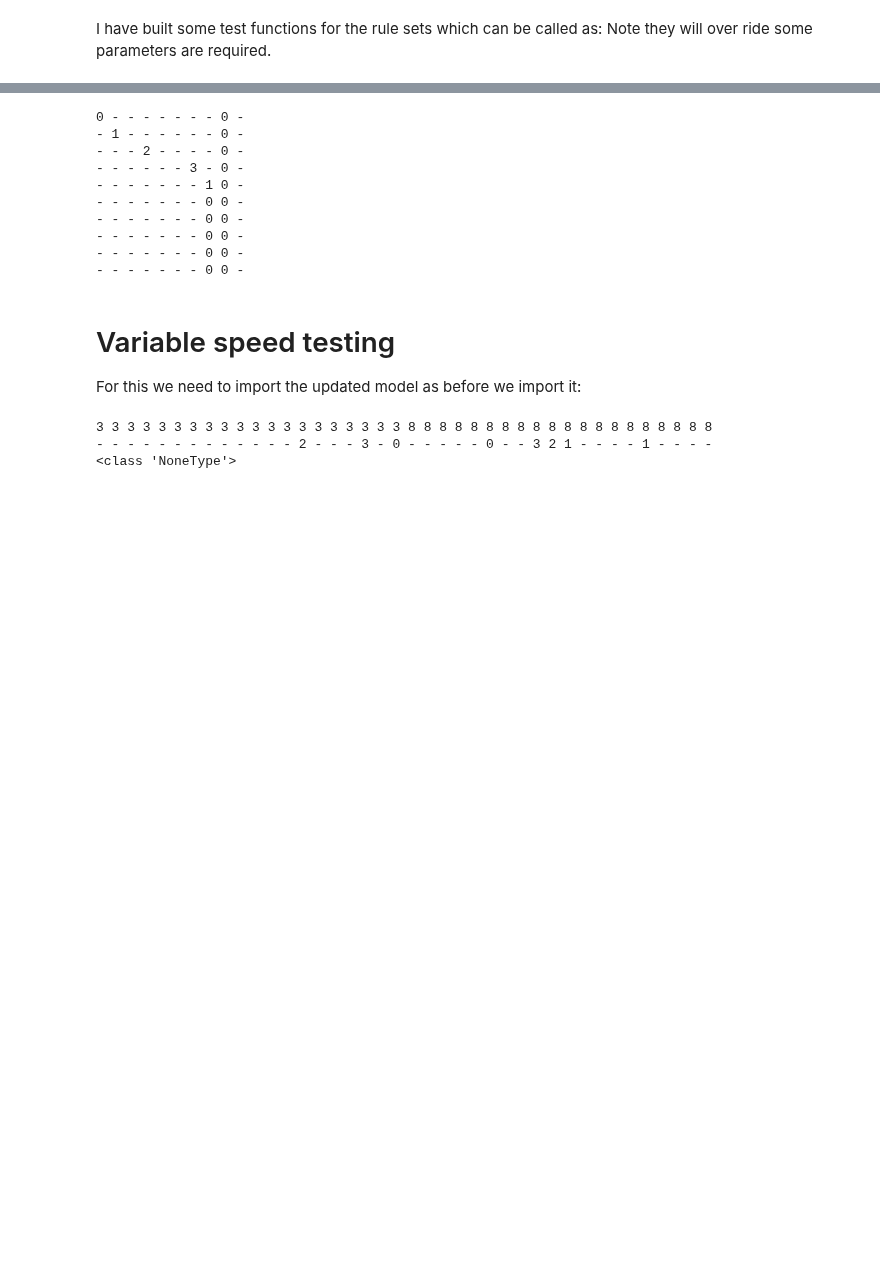
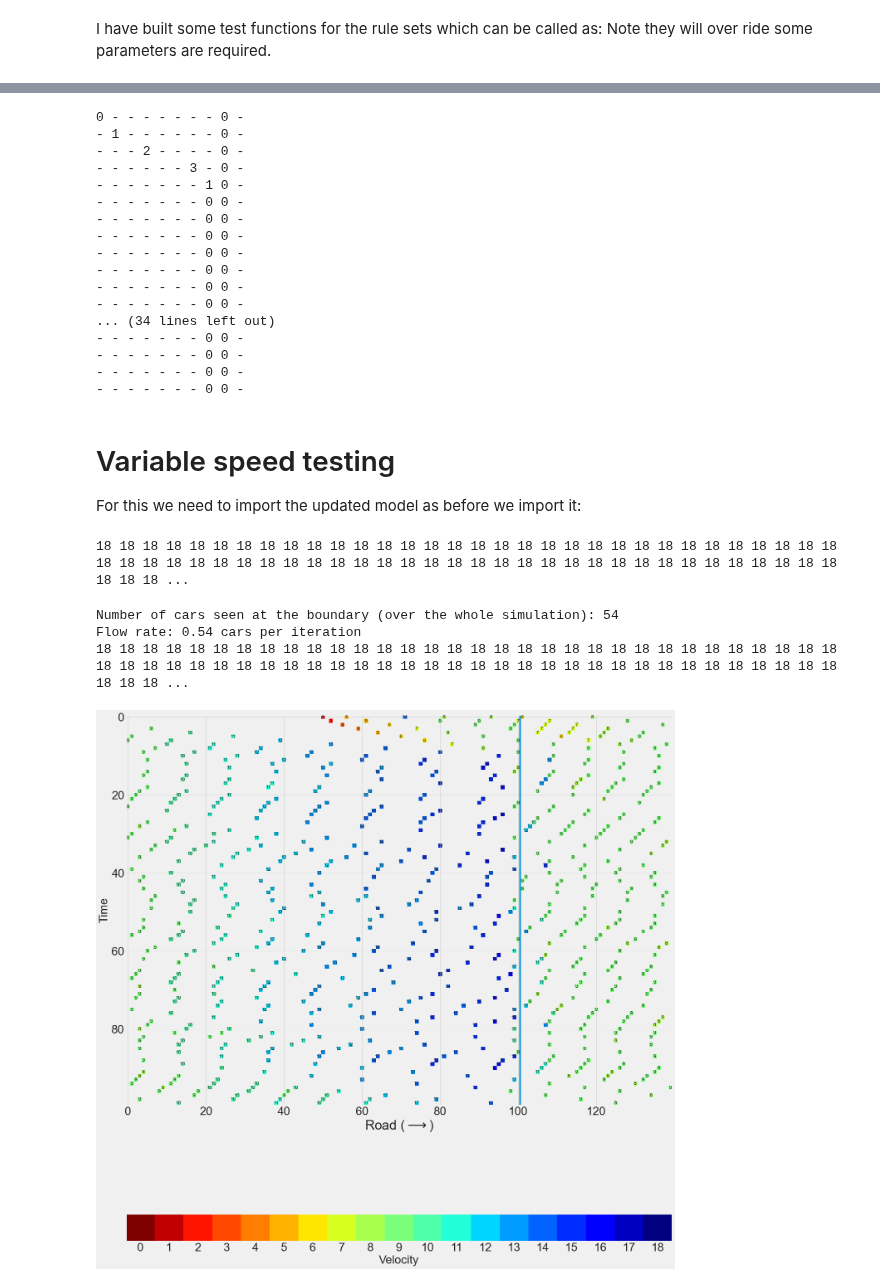
Before and after one commit to turtlesoul25/Traffic_SpeedControls_IM_Project2, a Jupyter notebook: test_notebooks_MN/using_model_class_MN.ipynb, the cells around one changed output, grey strips where cells are left out. Drawn from its saved outputs; the diff is of its cells as text; code cells hidden in the pictures; blank space fills up the shorter version.

Commit message:
made visualisations from OOP model

```diff
--- a/test_notebooks_MN/using_model_class_MN.ipynb
+++ b/test_notebooks_MN/using_model_class_MN.ipynb
@@ -22,13 +58,14 @@ road_length = 30
 density = 0.22
 car_slow_down_prob = 0.1
 number_of_simulation_steps = 9
+road_speed_limit = 10
 
 # Create an instance of TrafficSimulation
-sim1 = TrafficSimulation(road_length, density, car_slow_down_prob)
+sim1 = TrafficSimulation(road_length, density, car_slow_down_prob, road_speed_limit)
 
 # Run the simulation
 for _ in range(number_of_simulation_steps):
-    sim1.print_step()   # Here we print the state of the model, we can remove.
+    # sim1.print_step()   # Here we print the state of the model, we can remove.
     sim1.update()        # Steps the simulation
-    sim1.print_heat()
+    print(sim1.get_heatmap())
 # %% [output]
@@ -124,11 +152,11 @@ density = 0.22
 car_slow_down_prob = 0.1
 number_of_simulation_steps=10
 sim1.test_simple_acceleration(0)    # set the model for the test, with the variable being pass is the car_slow_down_prob
-road_outputs = []
+# road_outputs = []
 # Run the simulation
 for _ in range(number_of_simulation_steps):
     sim1.print_step()    # Here we print the state of the model, we can remove.
     sim1.update()        # Steps the simulation
-    sim1.print_heat()
+    # road_outputs.append(sim1.get_heatmap())
 # %% [output]
 0 - - - - - - - - - - - - - - - - - - - - - - - - - - - - - - - - - - - - - - - - - - - - - - - - -
@@ -199,6 +256,13 @@ for _ in range(number_of_simulation_steps):
 - - - - - - - 0 0 -
 - - - - - - - 0 0 -
 - - - - - - - 0 0 -
+- - - - - - - 0 0 -
+- - - - - - - 0 0 -
+... (34 lines left out)
+- - - - - - - 0 0 -
+- - - - - - - 0 0 -
+- - - - - - - 0 0 -
+- - - - - - - 0 0 -
 # %% [markdown]
 #  Variable speed testing
 For this we need to import the updated model as before we import it:
@@ -207,14 +271,32 @@ from model_class.model_variable_speed_limits import TrafficSimulation as Variabl
 # %%
-road_speed_limit_list = ([3]*20 ) + ([8]*20) # You can create a list like this [speed_limit of road] * (how many blocks)
-density = 1/5
-car_slow_down_prob = .25
-sim1 = VariableSpeedTrafficSimulation(road_speed_limit_list, density, car_slow_down_prob)
-# sim1.test_variable_speed_limits(6,4)
-sim1.print_speed_limits()
-for _ in range(1):
-    sim1.print_step()
-    sim1.update()
+road_speed_limit_list = ([18]*100) + ([9]*40 ) # You can create a list like this [speed_limit of road] * (how many blocks)
+density = 7/len(road_speed_limit_list)
+car_slow_down_prob = .1
+# road_length = 70
+number_of_simulation_steps = 100
+sim2 = VariableSpeedTrafficSimulation(road_speed_limit_list, density, car_slow_down_prob)
+
+# sim2.test_variable_speed_limits(6,4)
+sim2.print_speed_limits()
+var_sl_road_outputs = []
+# limit_list = sim2.get_road_header()
+for _ in range(number_of_simulation_steps):
+    # sim2.print_step()
+    sim2.update()
+    var_sl_road_outputs.append(sim2.get_heatmap())
 # %% [output]
-3 3 3 3 3 3 3 3 3 3 3 3 3 3 3 3 3 3 3 3 8 8 8 8 8 8 8 8 8 8 8 8 8 8 8 8 8 8 8 8
-- - - - - - - - - - - - - 2 - - - 3 - 0 - - - - - 0 - - 3 2 1 - - - - 1 - - - -
-<class 'NoneType'>
+18 18 18 18 18 18 18 18 18 18 18 18 18 18 18 18 18 18 18 18 18 18 18 18 18 18 18 18 18 18 18 18 18 18 18 18 18 18 18 18 18 18 18 18 18 18 18 18 18 18 18 18 18 18 18 18 18 18 18 18 18 18 18 18 18 18 18 ...
+# %%
+fig, ax = plt.subplots(figsize = (21,30))
+
+plt.axvline(100.5)
+plot_road(var_sl_road_outputs, vmax = max(road_speed_limit_list), nt = number_of_simulation_steps, L = len(road_speed_limit_list))
+
+print(f'Number of cars seen at the boundary (over the whole simulation): {sim2.data_laps}')
+print(f'Flow rate: {sim2.data_laps / number_of_simulation_steps} cars per iteration')
+sim2.print_speed_limits()
+# %% [output]
+Number of cars seen at the boundary (over the whole simulation): 54
+Flow rate: 0.54 cars per iteration
+18 18 18 18 18 18 18 18 18 18 18 18 18 18 18 18 18 18 18 18 18 18 18 18 18 18 18 18 18 18 18 18 18 18 18 18 18 18 18 18 18 18 18 18 18 18 18 18 18 18 18 18 18 18 18 18 18 18 18 18 18 18 18 18 18 18 18 ...
+[figure, added]
```
Also changed, not shown: parts of 20 cells of this notebook, 4 other files.
